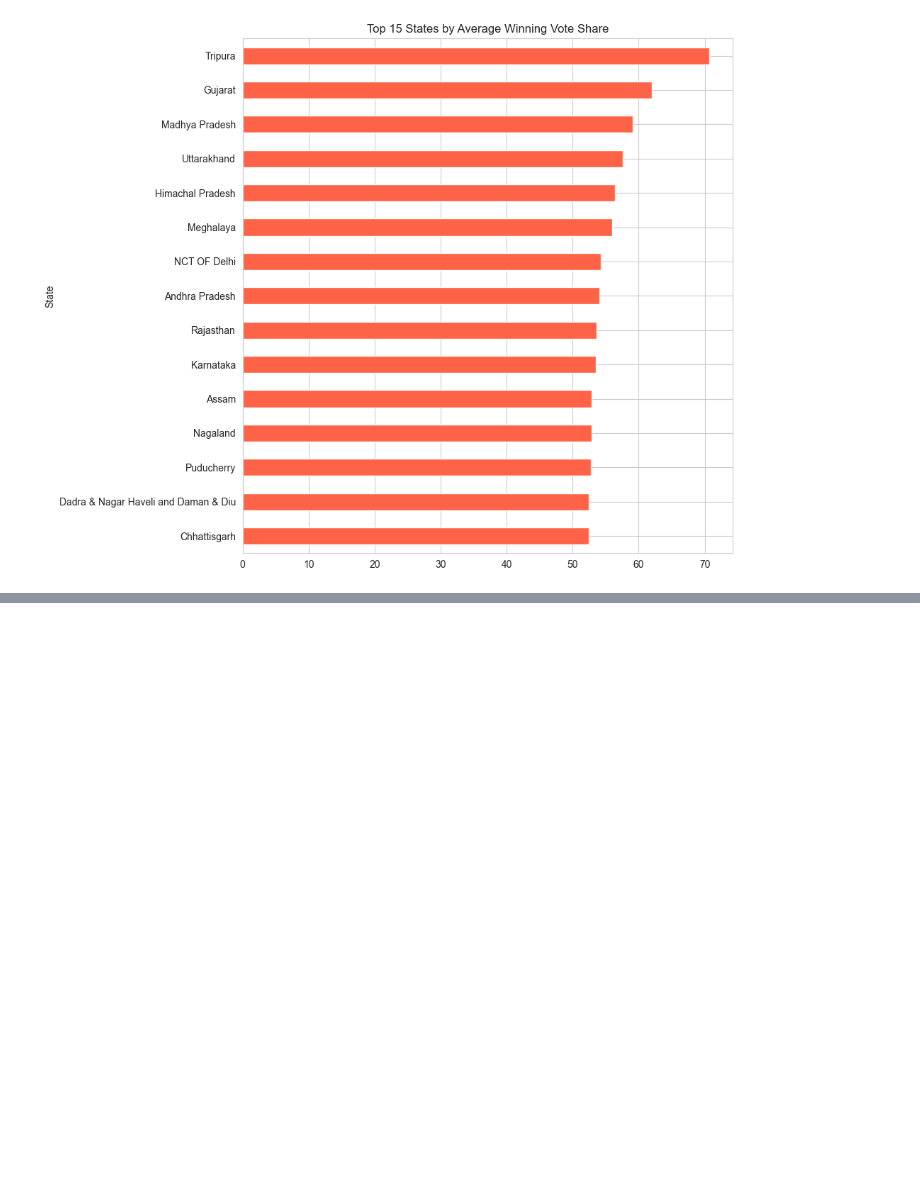
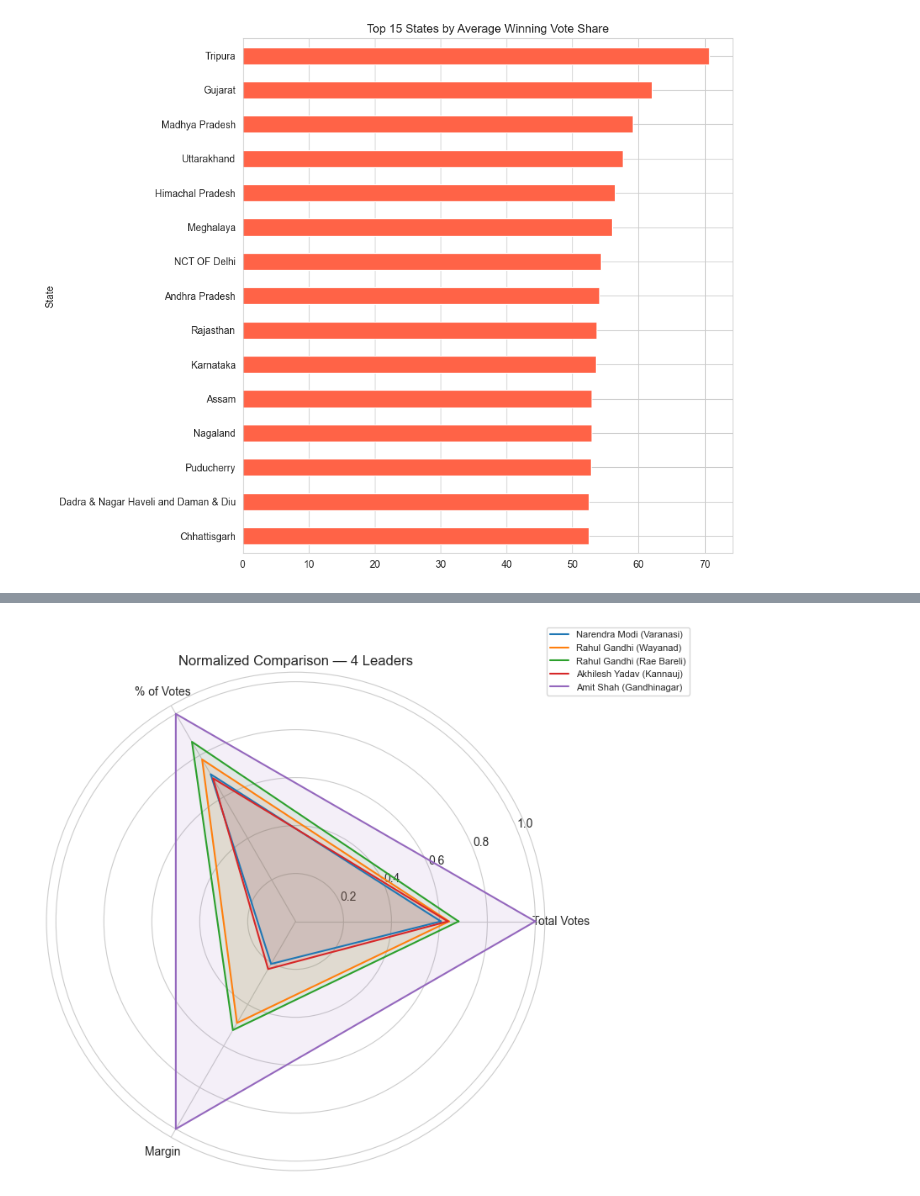
Before and after one commit to geershatisaxena/Election, a Jupyter notebook: res.ipynb, the cells around one changed output, grey strips where cells are left out. Drawn from its saved outputs; the diff is of its cells as text; code cells hidden in the pictures; blank space fills up the shorter version.

```diff
--- a/res.ipynb
+++ b/res.ipynb
@@ -1546,0 +1584,27 @@ plt.tight_layout()
+# %%
+metrics = ["Total Votes", "% of Votes"]
+leader_names = comparison["Candidate"].str.title().tolist()
+norm = comparison[metrics].copy()
+for m in metrics:
+    norm[m] = norm[m] / norm[m].max()
+leader_margins = comparison.merge(
+    merged[["State", "Constituency", "Margin"]], on=["State", "Constituency"], how="left"
+)["Margin"].values
+norm["Margin_norm"] = leader_margins / leader_margins.max()
+categories = ["Total Votes", "% of Votes", "Margin"]
+angles = np.linspace(0, 2 * np.pi, len(categories), endpoint=False).tolist()
+angles += angles[:1]
+plt.figure(figsize=(8, 8))
+ax = plt.subplot(111, polar=True)
+for i in range(len(norm)):
+    values = norm.iloc[i][["Total Votes", "% of Votes", "Margin_norm"]].tolist()
+    values += values[:1]
+    ax.plot(angles, values, label=f"{leader_names[i]} ({comparison.iloc[i]['Constituency']})")
+    ax.fill(angles, values, alpha=0.1)
+ax.set_xticks(angles[:-1])
+ax.set_xticklabels(categories)
+plt.title("Normalized Comparison — 4 Leaders")
+plt.legend(loc="upper right", bbox_to_anchor=(1.3, 1.1), fontsize=8)
+plt.tight_layout()
+# %% [output]
+[figure, added]
```
Also changed, not shown: parts of 6 cells of this notebook.
